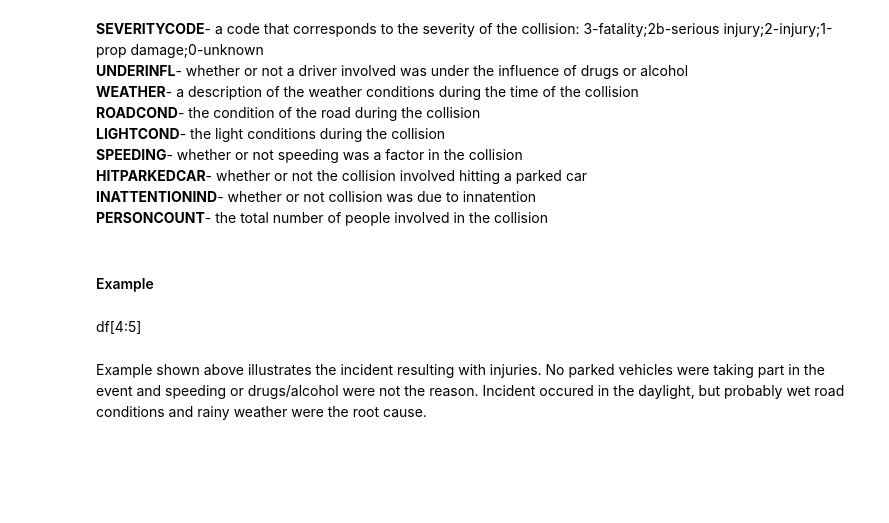
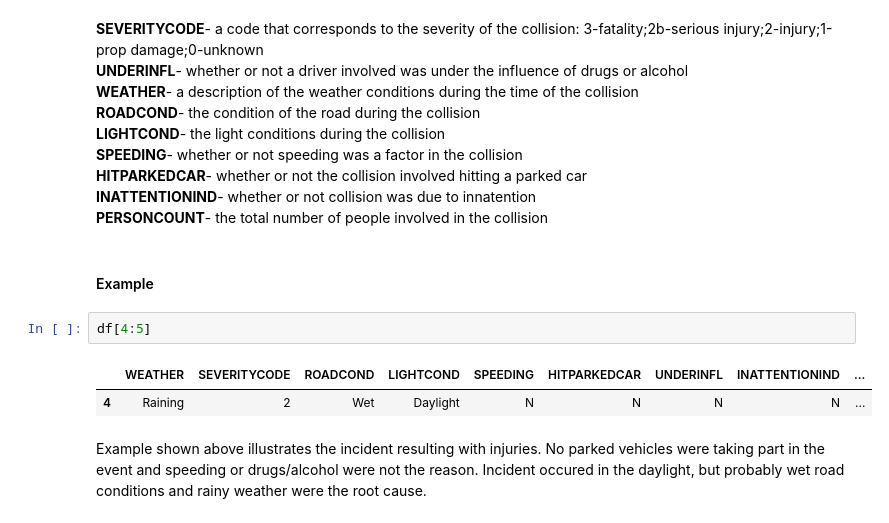
Before and after one commit to lukaszrbk/Coursera_Capstone, a Jupyter notebook: Applied Data Science Capstone Assignment.ipynb, the cells around one changed output. Cells and saved outputs as stored; diff of their text form; blank space fills up the shorter version.

```diff
--- a/Applied Data Science Capstone Assignment.ipynb
+++ b/Applied Data Science Capstone Assignment.ipynb
@@ -36,8 +36,11 @@ The dataset covers all types collisions (events gathered from 2004 till now) pro
 <b>PERSONCOUNT</b>- the total number of people involved in the collision
 # %% [markdown]
 #### Example
-# %% [markdown]
-df[4:5]
+# %%
+df[4:5]
+# %% [output]
+|  | WEATHER | SEVERITYCODE | ROADCOND | LIGHTCOND | SPEEDING | HITPARKEDCAR | UNDERINFL | INATTENTIONIND | ... |
+| 4 | Raining | 2 | Wet | Daylight | N | N | N | N | ... |
 # %% [markdown]
 Example shown above illustrates the incident resulting with injuries. No parked vehicles were taking part in the event and speeding or drugs/alcohol were not the reason. Incident occured in the daylight, but probably wet road conditions and rainy weather were the root cause.
 # %% [markdown]
```
Also changed, not shown: parts of 18 cells of this notebook.
